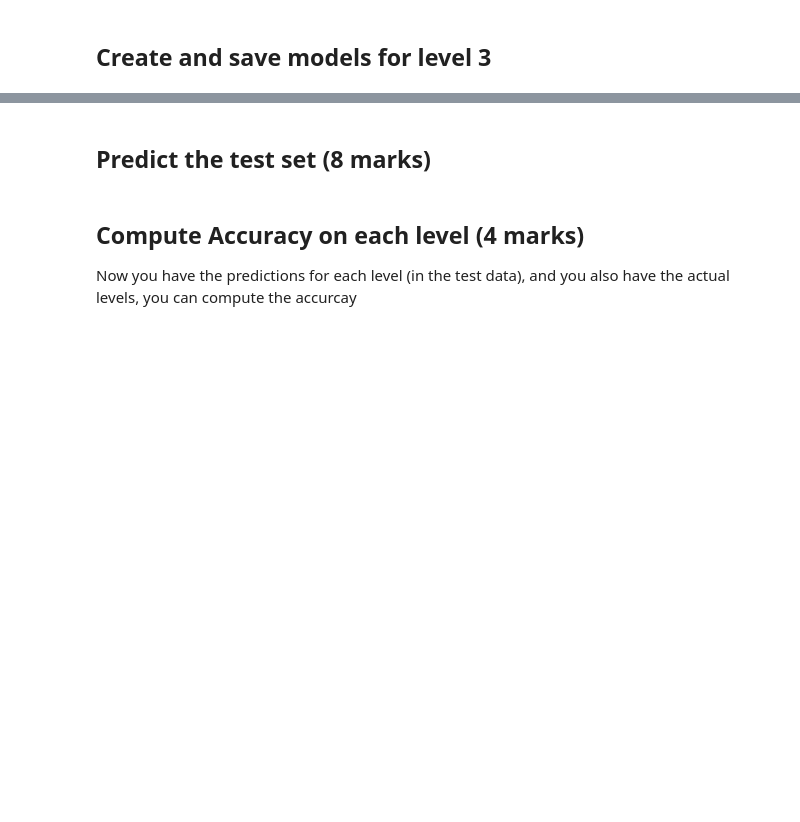
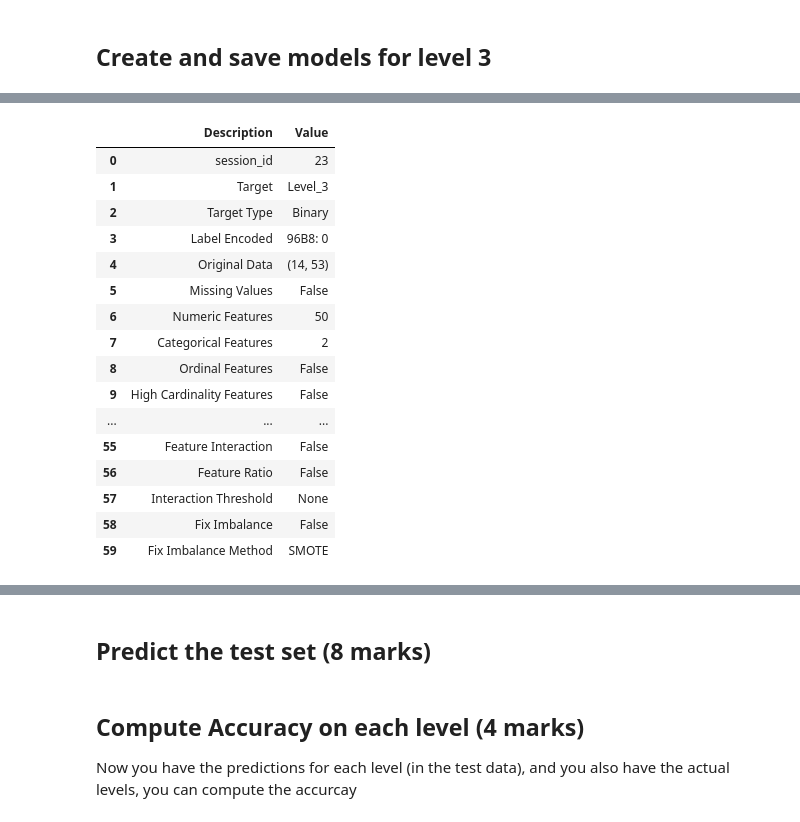
Before and after one commit to JohnnyFoulds/DSM030-2021-OCT, a Jupyter notebook: coursework_01/solution.ipynb, the cells around one changed output, grey strips where cells are left out. Saved outputs shown, nothing was run; the diff lists cells and outputs as text; code cells hidden in the pictures; blank space fills up the shorter version.

Commit message:
Added partent category as a feature in model build

```diff
--- a/coursework_01/solution.ipynb
+++ b/coursework_01/solution.ipynb
@@ -476,6 +476,7 @@ def create_model(data:pd.DataFrame, target:str, session_id:int=None, exclude=Non
             To omit certain models from training and evaluation, pass a list containing model id in the exclude parameter.
     Returns:
     '''
+
     # create the classifier for the model
     logging.info('Setting up the classifier...')
     classifier = setup(
@@ -485,10 +486,12 @@ def create_model(data:pd.DataFrame, target:str, session_id:int=None, exclude=Non
         verbose=False,
         silent=True)
 
+    return None
+
     # search for the best classifier
     logging.info('Finding the best model...')
     best = compare_models(
-        verbose=False,
+        verbose=True,
         exclude=exclude)
 
     # tune the model
@@ -576,7 +592,7 @@ def filter_level(data:pd.DataFrame, column:str, value:str):
 
 #filter_level(y_train, 'Level_1', '014303D1')
 # %%
-def create_level_model(data:pd.DataFrame, features:pd.DataFrame, target:str, parent:str, parent_value:str, session_id:int=None, exclude=None):
+def create_level_model(data:pd.DataFrame, features:pd.DataFrame, target:str, parent:str, parent_value:str, session_id:int=None, exclude=None, extra_features=None):
     '''
     Create a classification model for the dataset provided.
 
@@ -600,8 +616,11 @@ def create_level_model(data:pd.DataFrame, features:pd.DataFrame, target:str, par
     '''
     # get the training dataset
     df_train = filter_level(data, parent, parent_value)
-    df_train = df_train[[target]] # select only the target value
-    df_train = df_train.join(features, how='left') # join the features to the training set
+    # select only the target value and extra features
+    select_columns = [target] if extra_features is None else [target] + extra_features
+    df_train = df_train[select_columns]
+    # join the features to the training set
+    df_train = df_train.join(features, how='left')
 
     # create the model
     return create_model(
@@ -728,0 +748,29 @@ weighted avg       0.81      0.84      0.80      3189
+# %%
+current_model = create_level_model(
+    data=y_train,
+    features=X_train,
+    target='Level_3',
+    session_id=23,
+    exclude=['gbc', 'lightgbm'],
+    parent='Level_2',
+    parent_value='0864A',
+    extra_features=['Level_1', 'Level_2']
+    )
+# %% [output]
+|  | Description | Value |
+| 0 | session_id | 23 |
+| 1 | Target | Level_3 |
+| 2 | Target Type | Binary |
+| 3 | Label Encoded | 96B8: 0 |
+| 4 | Original Data | (14, 53) |
+| 5 | Missing Values | False |
+| 6 | Numeric Features | 50 |
+| 7 | Categorical Features | 2 |
+| 8 | Ordinal Features | False |
+| 9 | High Cardinality Features | False |
+| ... | ... | ... |
+| 55 | Feature Interaction | False |
+| 56 | Feature Ratio | False |
+| 57 | Interaction Threshold | None |
+| 58 | Fix Imbalance | False |
+| 59 | Fix Imbalance Method | SMOTE |
```
Also changed, not shown: parts of 11 cells of this notebook, 51 other files.
